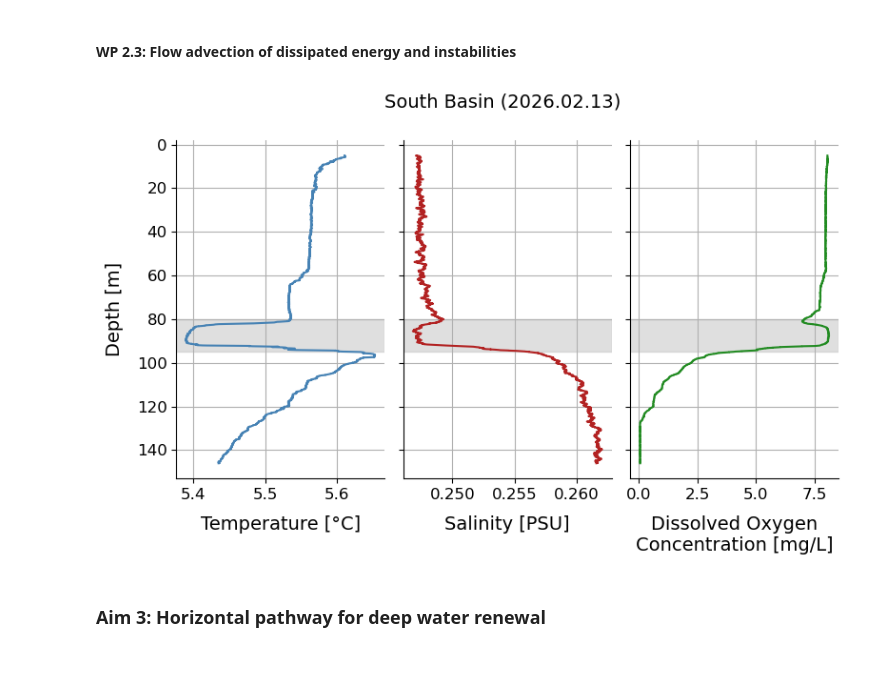
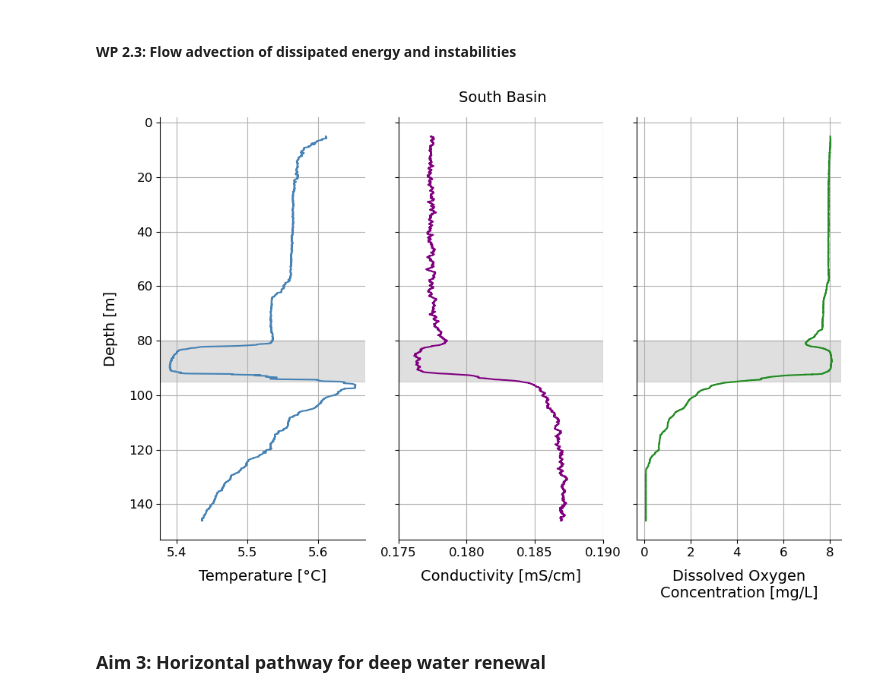
Before and after one commit to hherrema/eawag, a Jupyter notebook: presentations/surf/research_proposal.ipynb, the cells around one changed output. Cells and saved outputs as stored; diff of their text form; code cells hidden in the pictures; blank space fills up the shorter version.

```diff
--- a/presentations/surf/research_proposal.ipynb
+++ b/presentations/surf/research_proposal.ipynb
@@ -482,31 +362,0 @@ Reading file Q:/Messdaten/Aphys_Hypothesis_data/Zugersee/2026/Mooring/20260114/L
-# %%
-all_adcp = []
-for adcp in adcps:
-    areader = ewg.adcp_reader.ADCPReader(adcp['serial_id'], lake, location, year, date)
-    fpath = areader.locate_data_file('L0')
-    ds = areader.load_from_L0()
-    ds = ds.expand_dims(serial_id=[ds.attrs['serialnum']])
-    areader.depth = depth_table.loc[depth_table['serial_id'] == adcp['serial_id'], 'depth'].iloc[0]
-    ds = areader.range_to_depth(ds)
-    ds['range'] = ds['range'].round(0)
-    ds = areader.run_qa(ds)
-    ds = ds.sel(time=slice(t_start, t_end))
-    all_adcp.append(ds)
-
-# shared time axis as mean of each instruments times
-time_shared = (np.mean([ds.time.values.astype('int64') for ds in all_adcp], axis=0).astype('datetime64[ns]'))
-all_adcp_aligned = [ds.assign_coords(time=time_shared) for ds in all_adcp]
-
-# concatenate datasets and average common range bins
-ds_combined = xr.concat(all_adcp_aligned, dim='range')
-ds_combined = ds_combined.sortby('range')
-ds_combined = ds_combined.groupby('range').mean()
-
-# don't interplate over gap from opposite looking ADCPs in double frame
-gap = np.arange(69, 73)
-full_range = np.sort(np.concatenate([ds_combined.range.values, gap]))
-ds_full = ds_combined.reindex(range=full_range)
-
-# drop range bins with dubious data
-bad_ranges = [68, 128, 129, 130]
-ds_full = ds_full.drop_sel(range=bad_ranges)
@@ -705,37 +380,39 @@ for p in os.listdir(dpath_L1):
         mask = mask & (ds['depth'] > 5)
         depth = ds['depth'][mask]
         temp = ds['Temp'][mask]
-        salin = ds['SALIN'][mask]
+        cond = ds['Cond'][mask]
         rho = ds['rho'][mask]
         do = ds['DO_mg'][mask]
 
         # smoth density and salinity profile
         rho = xr.DataArray(ewg.signal.rolling_average(rho, depth, 1), dims='time', coords={'time': rho['time'].values}, name='rho')
-        salin = xr.DataArray(ewg.signal.rolling_average(salin, depth, 1), dims='time', coords={'time': salin['time'].values}, name='salin')
+        cond = xr.DataArray(ewg.signal.rolling_average(cond, depth, 1), dims='time', coords={'time': cond['time'].values}, name='cond')
 # %%
-fig, ax = plt.subplots(nrows=1, ncols=3, figsize=(8, 5), sharey=True)
+fig, ax = plt.subplots(nrows=1, ncols=3, figsize=(10, 7), sharey=True)
 
 ax[0].plot(temp, depth, color='steelblue')
-ax[1].plot(salin, depth, color='firebrick')
+ax[1].plot(cond, depth, color='purple')
 ax[2].plot(do, depth, color='forestgreen')
 
 ax[0].set_xlabel('Temperature [°C]', fontsize=14, labelpad=10)
-ax[1].set_xlabel('Salinity [PSU]', fontsize=14, labelpad=10)
+ax[1].set_xlabel('Conductivity [mS/cm]', fontsize=14, labelpad=10)
 ax[2].set_xlabel('Dissolved Oxygen\nConcentration [mg/L]', fontsize=14, labelpad=10)
 ax[0].set_ylabel('Depth [m]', fontsize=14, labelpad=10)
+ax[1].set_xticks(ax[1].get_xticks()[::2])
 
 for i in range(len(ax)):
     ax[i].axhspan(80, 95, color='silver', alpha=0.5)
     ax[i].tick_params(axis='both', labelsize=12)
     ax[i].spines[['right', 'top']].set_visible(False)
     ax[i].grid(True)
 
-fig.suptitle('South Basin (2026.02.13)', fontsize=14, x=0.54, y=1)
+fig.suptitle('South Basin', fontsize=14, x=0.54)
 ax[0].invert_yaxis()
 plt.tight_layout()
+plt.savefig('../gallery/surf/2026_03_16/intrusion.svg', bbox_inches='tight')
 plt.show()
 # %% [output]
-[figure, old version]
+[figure, new version]
 # %% [markdown]
 ### Aim 3: Horizontal pathway for deep water renewal
 # %% [markdown]
```
Also changed, not shown: parts of 43 cells of this notebook, 12 other files.
